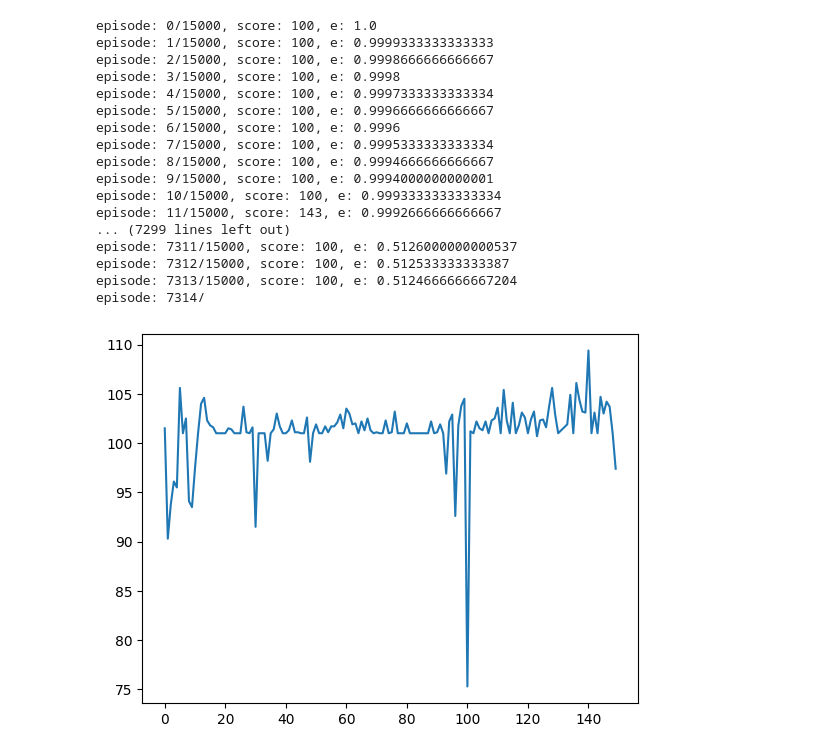
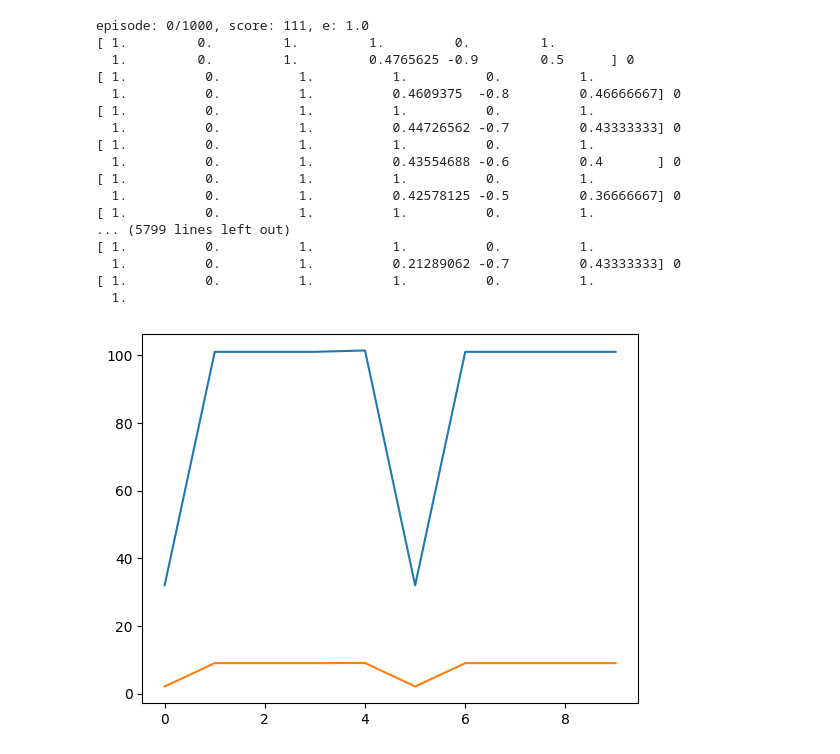
Before and after one commit to sujaygarlanka/567-final-project, a Jupyter notebook: code/flappy_bird/flappy.ipynb, the cells around one changed output. Drawn from its saved outputs; the diff is of its cells as text; code cells hidden in the pictures.

```diff
--- a/code/flappy_bird/flappy.ipynb
+++ b/code/flappy_bird/flappy.ipynb
@@ -41,0 +16,6 @@ def MSE_loss(pred, expected):
+# %%
+env = gym.make("FlappyBird-v0", render_mode="rgb_array")
+state_size = env.observation_space.shape[0]
+action_size = env.action_space.n
+batch_size = 32
+n_episodes = 1000
@@ -93,72 +88,72 @@ class DQNAgent:
 def eval(env, agent):
     env.reset()
     episode_lengths = []
+    episode_rewards = []
     for e in range(10):
         state = env.reset()[0]
         done = False
         counter = 0
+        total_reward = 0
         while not done:
-            action = agent.act(state)
+            action = agent.act(state, eval=True)
+            print(state, action)
             next_state, reward, terminated, truncated, info = env.step(action)
             done = terminated or truncated
             state = next_state
             counter += 1
+            total_reward += reward
+        episode_rewards.append(total_reward)
         episode_lengths.append(counter)
-    return np.mean(episode_lengths)
+    return np.mean(episode_lengths), np.mean(episode_rewards)
-# %%
-env = gym.make("FlappyBird-v0", render_mode="rgb_array")
-state_size = env.observation_space.shape[0]
-action_size = env.action_space.n
-batch_size = 32
-n_episodes = 15000
-output_dir = "models/cartpole/"
 # %%
-model = NN(state_size, action_size)
-agent = DQNAgent(state_size, action_size, model, n_episodes)
+model = NN()
+agent = DQNAgent(state_size, action_size, model)
 done = False
-evaluations = []
+eval_lens = []
+eval_rewards = []
 for e in range(n_episodes):
     state = env.reset()[0]
     for time in range(5000):
         action = agent.act(state)
         next_state, reward, terminated, truncated, info = env.step(action)
         done = terminated or truncated
         reward = reward if not done else -10
         agent.remember(state, action, reward, next_state, done)
         state = next_state
         if done:
             print(f"episode: {e}/{n_episodes}, score: {time}, e: {agent.epsilon}")
             break
     if e % 100 == 0:
-        val = eval(env, agent)
-        evaluations.append(val)
-        if val > 200:
+        eps_len, eps_reward = eval(env, agent)
+        eval_lens.append(eps_len)
+        eval_rewards.append(eps_reward)
+
+        if eps_len > 200:
             break
-
     if len(agent.memory) > batch_size:
         agent.replay(batch_size)
-
-plt.plot(evaluations)
+plt.plot(eval_lens)
+plt.plot(eval_rewards)
 plt.show()
 # %% [output]
-episode: 0/15000, score: 100, e: 1.0
-episode: 1/15000, score: 100, e: 0.9999333333333333
-episode: 2/15000, score: 100, e: 0.9998666666666667
-episode: 3/15000, score: 100, e: 0.9998
-episode: 4/15000, score: 100, e: 0.9997333333333334
-episode: 5/15000, score: 100, e: 0.9996666666666667
-episode: 6/15000, score: 100, e: 0.9996
-episode: 7/15000, score: 100, e: 0.9995333333333334
-episode: 8/15000, score: 100, e: 0.9994666666666667
-episode: 9/15000, score: 100, e: 0.9994000000000001
-episode: 10/15000, score: 100, e: 0.9993333333333334
-episode: 11/15000, score: 143, e: 0.9992666666666667
-... (7299 lines left out)
-episode: 7311/15000, score: 100, e: 0.5126000000000537
-episode: 7312/15000, score: 100, e: 0.512533333333387
-episode: 7313/15000, score: 100, e: 0.5124666666667204
-episode: 7314/
+episode: 0/1000, score: 111, e: 1.0
+[ 1.         0.         1.         1.         0.         1.
+  1.         0.         1.         0.4765625 -0.9        0.5      ] 0
+[ 1.          0.          1.          1.          0.          1.
+  1.          0.          1.          0.4609375  -0.8         0.46666667] 0
+[ 1.          0.          1.          1.          0.          1.
+  1.          0.          1.          0.44726562 -0.7         0.43333333] 0
+[ 1.          0.          1.          1.          0.          1.
+  1.          0.          1.          0.43554688 -0.6         0.4       ] 0
+[ 1.          0.          1.          1.          0.          1.
+  1.          0.          1.          0.42578125 -0.5         0.36666667] 0
+[ 1.          0.          1.          1.          0.          1.
+... (5799 lines left out)
+[ 1.          0.          1.          1.          0.          1.
+  1.          0.          1.          0.21289062 -0.7         0.43333333] 0
+[ 1.          0.          1.          1.          0.          1.
+  1.
-[figure, old version]
+[figure, new version]
 # %%
 env.reset()
 img = plt.imshow(env.render())
```
Also changed, not shown: parts of 5 cells of this notebook, 4 other files.
